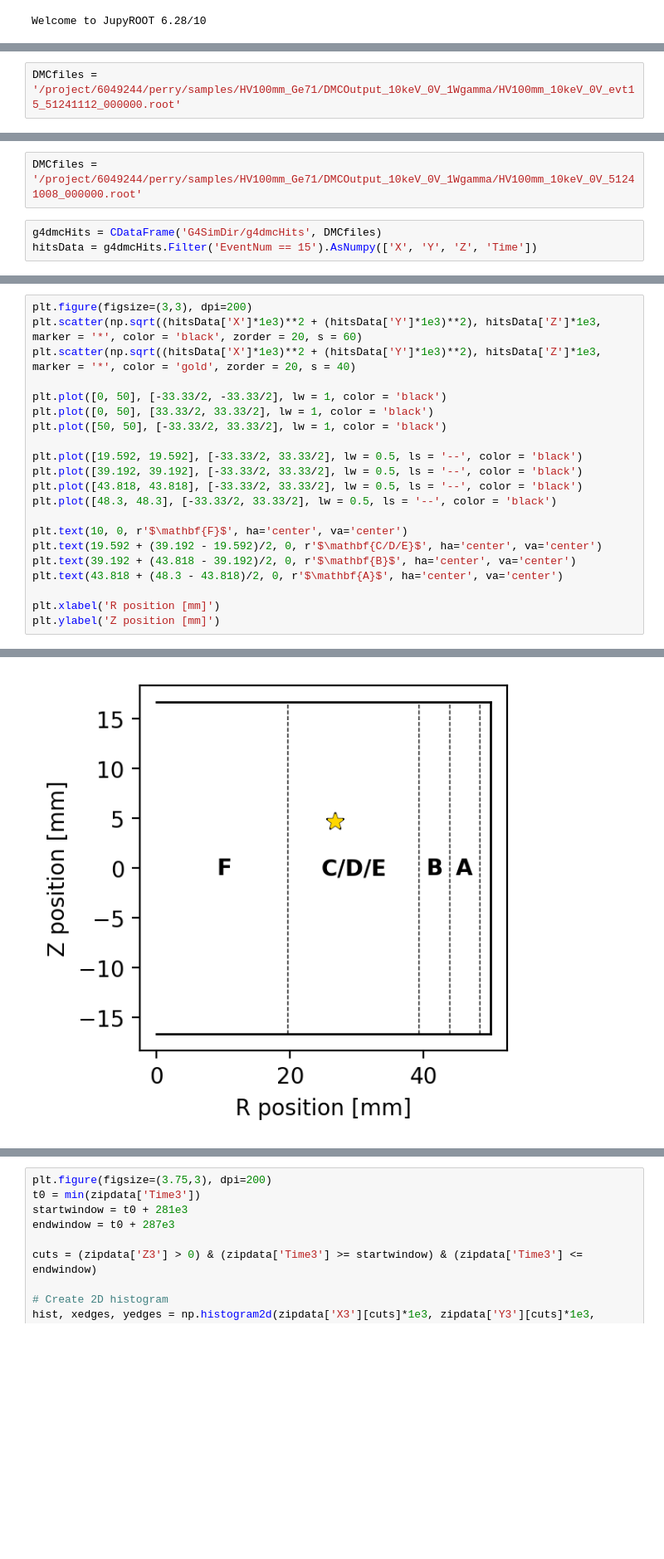
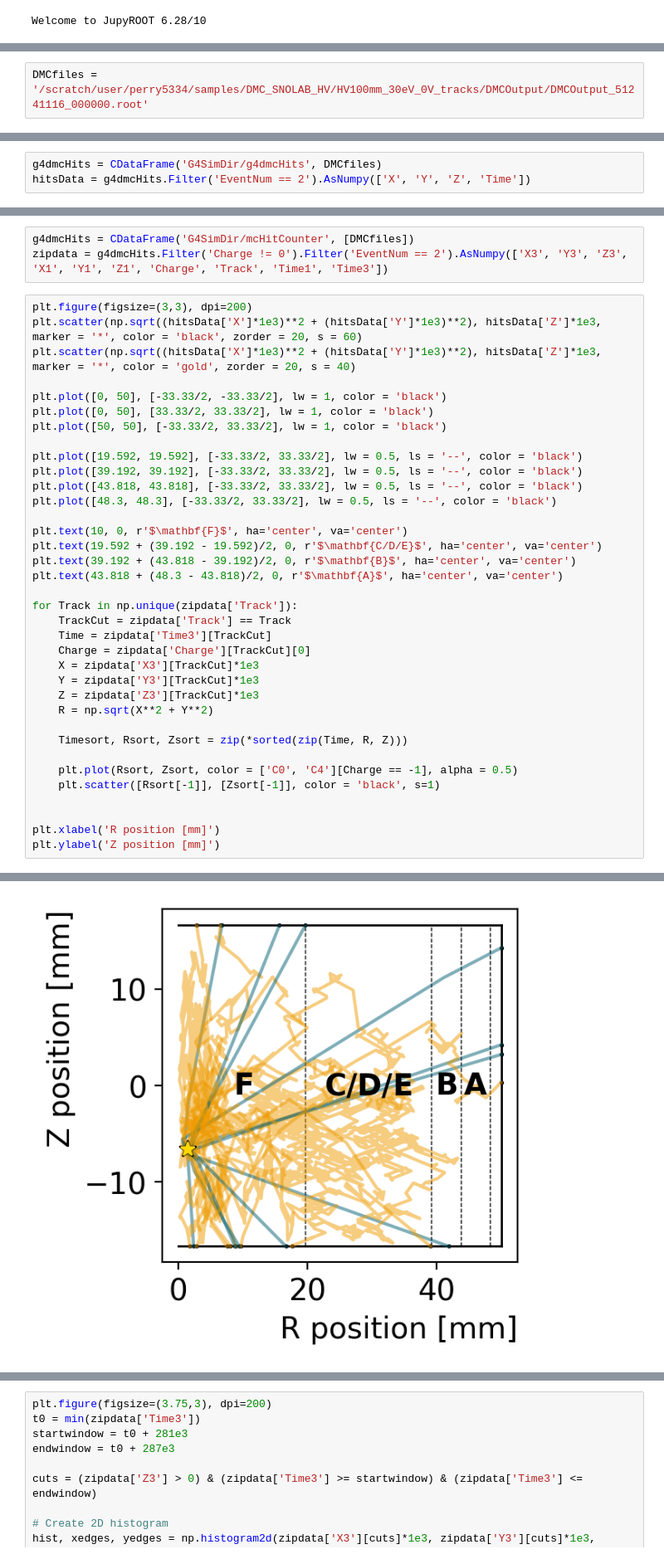
Before and after one commit to perry5334/CDMS, a Jupyter notebook: notebooks/machine_learning/ragged_traces.ipynb, the cells around one changed output, grey strips where cells are left out. Shown at 83% size. Drawn from its saved outputs; the diff is of its cells as text; blank space fills up the shorter version.

```diff
--- a/notebooks/machine_learning/ragged_traces.ipynb
+++ b/notebooks/machine_learning/ragged_traces.ipynb
@@ -21,4 +26,4 @@ sys.path.append('/project/6049244/perry/notebooks')
 import detectorLayout
 # %%
-DMCfiles = '/project/6049244/perry/samples/HV100mm_Ge71/DMCOutput_10keV_0V_1Wgamma/HV100mm_10keV_0V_evt15_51241112_000000.root'
+DMCfiles = '/scratch/user/perry5334/samples/DMC_SNOLAB_HV/HV100mm_30eV_0V_tracks/DMCOutput/DMCOutput_51241116_000000.root'
 # %%
@@ -88,8 +89,6 @@ First peak: dominated by pseudoTES # 47
-# %%
-DMCfiles = '/project/6049244/perry/samples/HV100mm_Ge71/DMCOutput_10keV_0V_1Wgamma/HV100mm_10keV_0V_51241008_000000.root'
 # %%
 g4dmcHits = CDataFrame('G4SimDir/g4dmcHits', DMCfiles)
-hitsData = g4dmcHits.Filter('EventNum == 15').AsNumpy(['X', 'Y', 'Z', 'Time'])
+hitsData = g4dmcHits.Filter('EventNum == 2').AsNumpy(['X', 'Y', 'Z', 'Time'])
 # %%
 plt.figure(figsize=(3,3), dpi=200)
 plt.scatter(hitsData['X']*1e3, hitsData['Y']*1e3, marker = '*', color = 'black', s = 60)
@@ -112,3 +111,6 @@ Text(0, 0.5, 'Y position [mm]')
+# %%
+g4dmcHits = CDataFrame('G4SimDir/mcHitCounter', [DMCfiles])
+zipdata = g4dmcHits.Filter('Charge != 0').Filter('EventNum == 2').AsNumpy(['X3', 'Y3', 'Z3', 'X1', 'Y1', 'Z1', 'Charge', 'Track', 'Time1', 'Time3'])
 # %%
 plt.figure(figsize=(3,3), dpi=200)
 plt.scatter(np.sqrt((hitsData['X']*1e3)**2 + (hitsData['Y']*1e3)**2), hitsData['Z']*1e3, marker = '*', color = 'black', zorder = 20, s = 60)
@@ -128,6 +130,21 @@ plt.text(19.592 + (39.192 - 19.592)/2, 0, r'$\mathbf{C/D/E}$', ha='center', va='
 plt.text(39.192 + (43.818 - 39.192)/2, 0, r'$\mathbf{B}$', ha='center', va='center')
 plt.text(43.818 + (48.3 - 43.818)/2, 0, r'$\mathbf{A}$', ha='center', va='center')
 
+for Track in np.unique(zipdata['Track']):
+    TrackCut = zipdata['Track'] == Track
+    Time = zipdata['Time3'][TrackCut]
+    Charge = zipdata['Charge'][TrackCut][0]
+    X = zipdata['X3'][TrackCut]*1e3
+    Y = zipdata['Y3'][TrackCut]*1e3
+    Z = zipdata['Z3'][TrackCut]*1e3
+    R = np.sqrt(X**2 + Y**2)
+
+    Timesort, Rsort, Zsort = zip(*sorted(zip(Time, R, Z)))
+
+    plt.plot(Rsort, Zsort, color = ['C0', 'C4'][Charge == -1], alpha = 0.5)
+    plt.scatter([Rsort[-1]], [Zsort[-1]], color = 'black', s=1)
+
+
 plt.xlabel('R position [mm]')
 plt.ylabel('Z position [mm]')
 # %% [output]
@@ -135 +152 @@ Text(0, 0.5, 'Z position [mm]')
-[figure, old version]
+[figure, new version]
```
Also changed, not shown: parts of 13 cells of this notebook, 1 other file.
